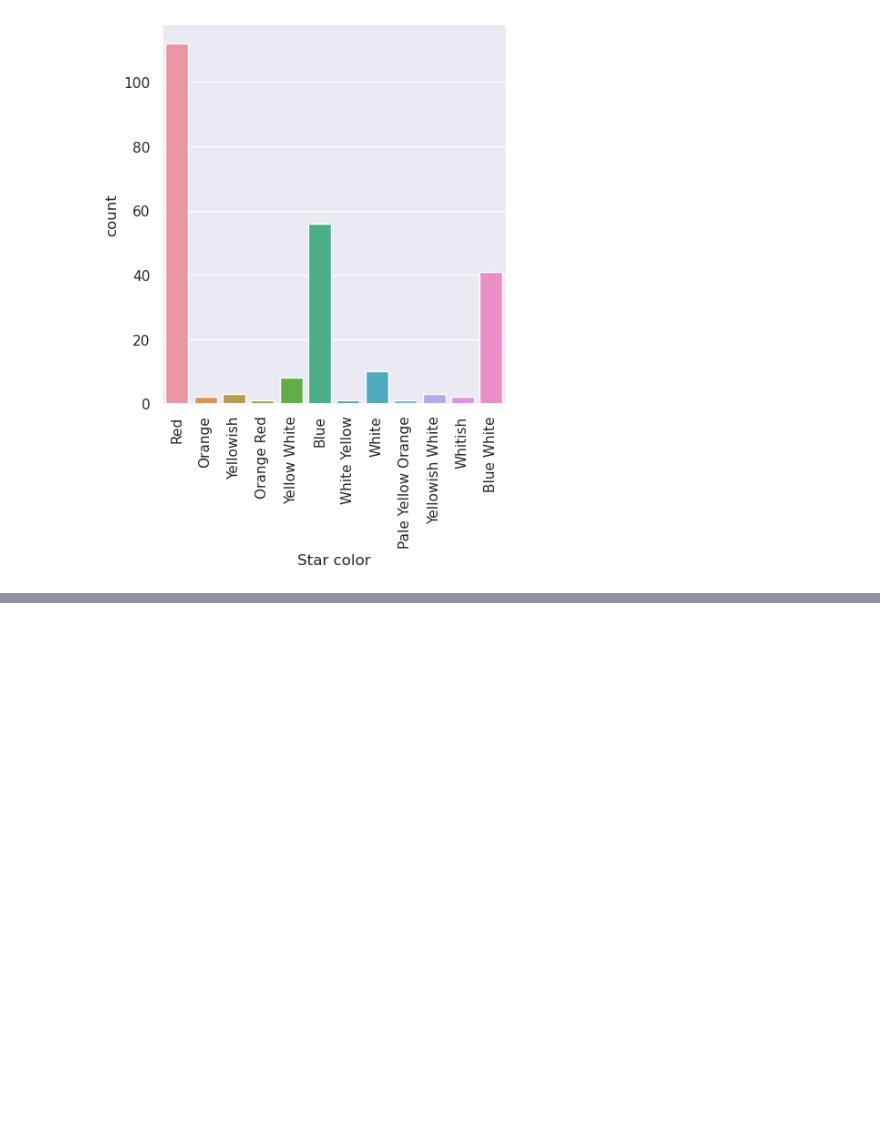
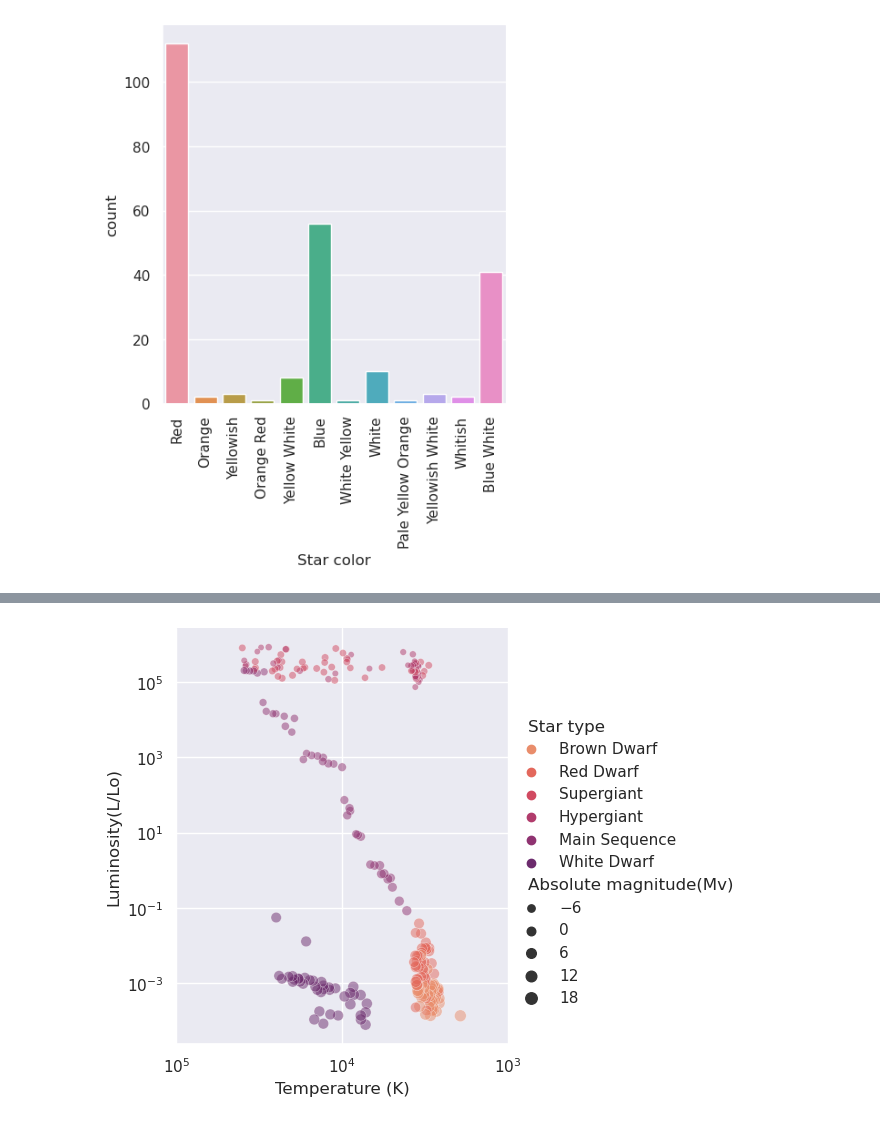
Before and after one commit to xhapa/Star-types, a Jupyter notebook: eda_star_types.ipynb, the cells around one changed output, grey strips where cells are left out. Cells and saved outputs as stored; diff of their text form; code cells hidden in the pictures; blank space fills up the shorter version.

```diff
--- a/eda_star_types.ipynb
+++ b/eda_star_types.ipynb
@@ -302,0 +318,9 @@ plt.plot()
+# %%
+HR_diagram = sns.relplot(data=stars_df, x='Temperature (K)', y='Luminosity(L/Lo)', hue='Star type', size='Absolute magnitude(Mv)', alpha=0.5)
+HR_diagram.fig.axes[0].invert_xaxis()
+plt.yscale('log')
+plt.xscale('log')
+plt.xlim(1e5,1e3)
+plt.show()
+# %% [output]
+[figure, added]
```
Also changed, not shown: parts of 6 cells of this notebook.
